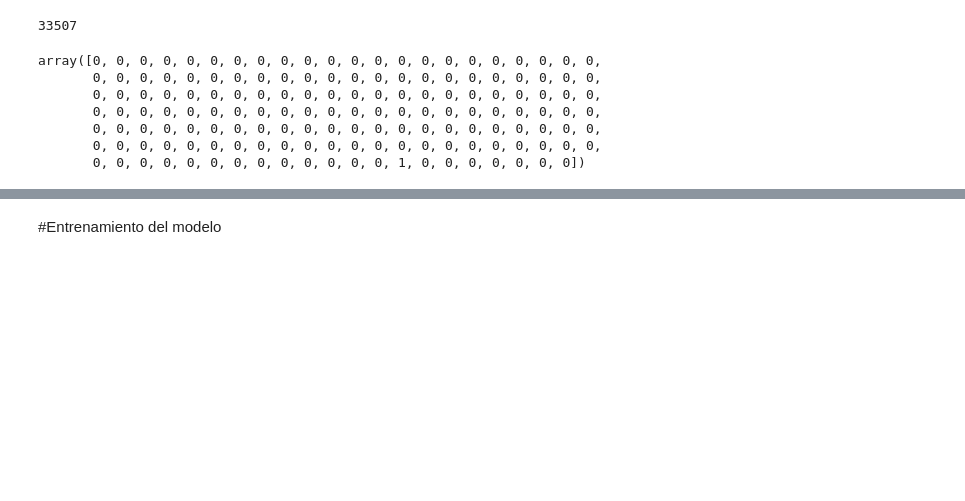
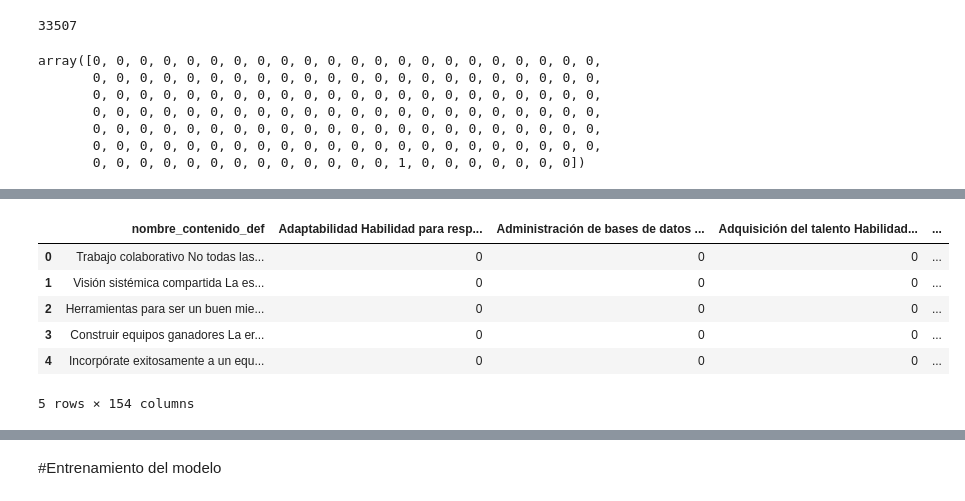
Before and after one commit to JonatanPolanco/Content_Classification, a Jupyter notebook: EAnalysis_&_Preprocessing.ipynb, the cells around one changed output, grey strips where cells are left out. Cells and saved outputs as stored; diff of their text form; code cells hidden in the pictures; blank space fills up the shorter version.

```diff
--- a/EAnalysis_&_Preprocessing.ipynb
+++ b/EAnalysis_&_Preprocessing.ipynb
@@ -493,7 +496,14 @@ import torch.nn as nn
 
 device = torch.device('cuda') if torch.cuda.is_available() else torch.device('cpu')
 # %%
-# Subsample the data
-# we randomly subsample abstracts with a single category
-df_data = df.loc[df.iloc[:,2:].apply(sum, axis=1) == 1,:].sample(n = 10_000, random_state = 4)
-#df_data = df_data.sample(n = 10_000, random_state = 4)
+#df_data = df.loc[df.iloc[:,2:].apply(sum, axis=1) == 1,:].sample(n = 10_000, random_state = 4)
+df_data = df
+df_data.head()
+# %% [output]
+|  | nombre_contenido_def | Adaptabilidad Habilidad para resp... | Administración de bases de datos ... | Adquisición del talento Habilidad... | ... |
+| 0 | Trabajo colaborativo No todas las... | 0 | 0 | 0 | ... |
+| 1 | Visión sistémica compartida La es... | 0 | 0 | 0 | ... |
+| 2 | Herramientas para ser un buen mie... | 0 | 0 | 0 | ... |
+| 3 | Construir equipos ganadores La er... | 0 | 0 | 0 | ... |
+| 4 | Incorpórate exitosamente a un equ... | 0 | 0 | 0 | ... |
+5 rows × 154 columns
```
Also changed, not shown: parts of 18 cells of this notebook.
